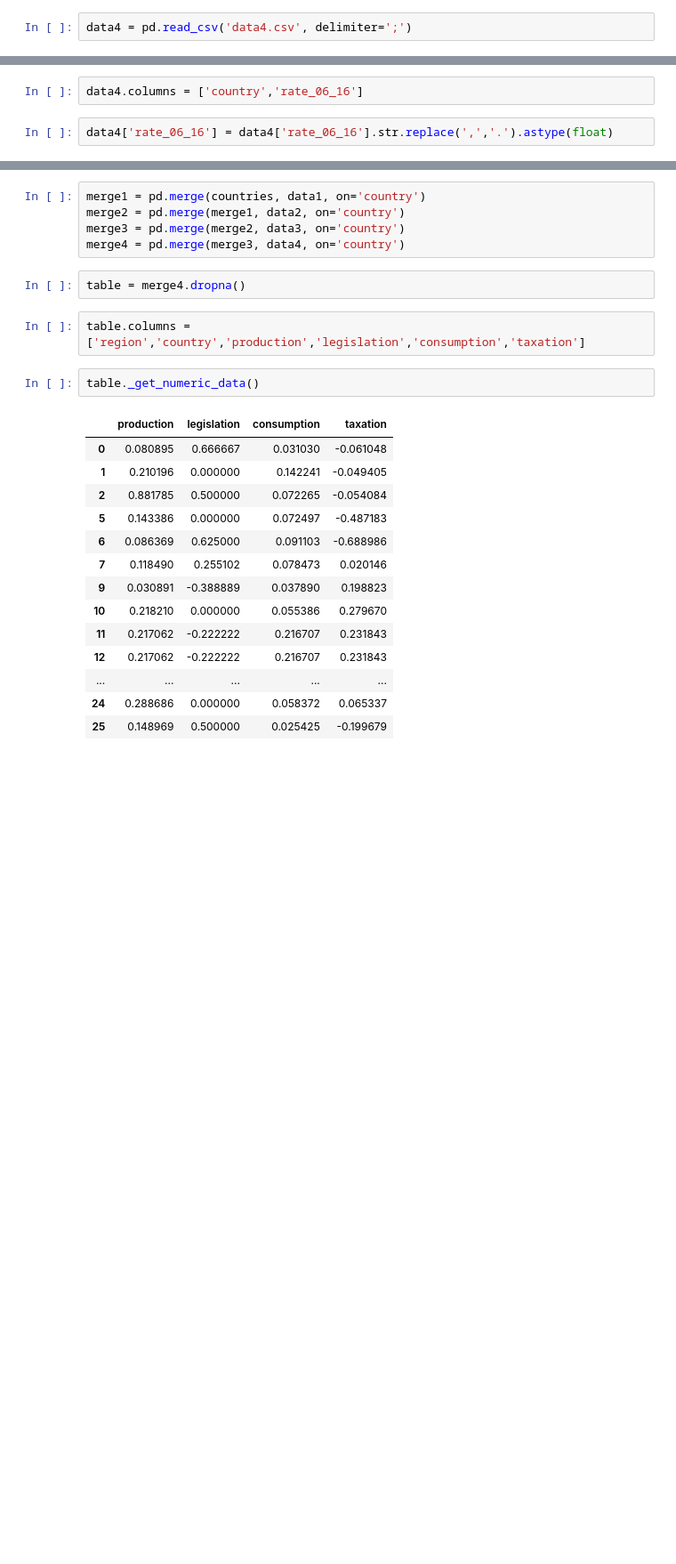
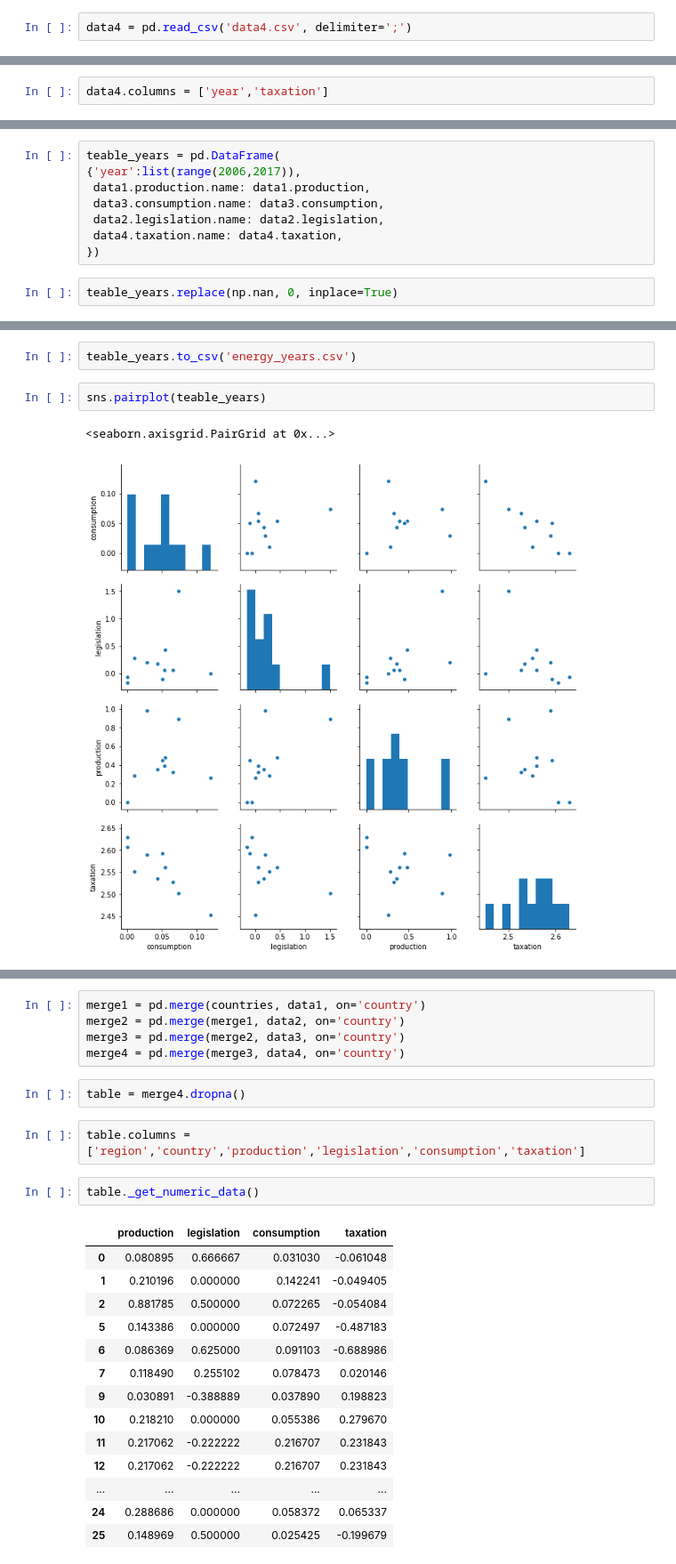
Before and after one commit to pedrohserrano/energy-data-analysis, a Jupyter notebook: eda.ipynb, the cells around one changed output, grey strips where cells are left out. Shown: that part at 89% size. Saved outputs shown, nothing was run; the diff lists cells and outputs as text; blank space fills up the shorter version.

```diff
--- a/eda.ipynb
+++ b/eda.ipynb
@@ -142,4 +136,2 @@ data4 = data4[['country','2006 to 2016']]
 # %%
-data4.columns = ['country','rate_06_16']
+data4.columns = ['year','taxation']
-# %%
-data4['rate_06_16'] = data4['rate_06_16'].str.replace(',','.').astype(float)
@@ -147,0 +156,10 @@ data4['rate_06_16'] = data4['rate_06_16'].str.replace(',','.').astype(float)
+# %%
+teable_years = pd.DataFrame(
+{'year':list(range(2006,2017)),
+ data1.production.name: data1.production,
+ data3.consumption.name: data3.consumption,
+ data2.legislation.name: data2.legislation,
+ data4.taxation.name: data4.taxation,
+})
+# %%
+teable_years.replace(np.nan, 0, inplace=True)
@@ -147,0 +181,7 @@ data4['rate_06_16'] = data4['rate_06_16'].str.replace(',','.').astype(float)
+# %%
+teable_years.to_csv('energy_years.csv')
+# %%
+sns.pairplot(teable_years)
+# %% [output]
+<seaborn.axisgrid.PairGrid at 0x...>
+[figure, added]
```
Also changed, not shown: parts of 72 cells of this notebook, 10 other files.
